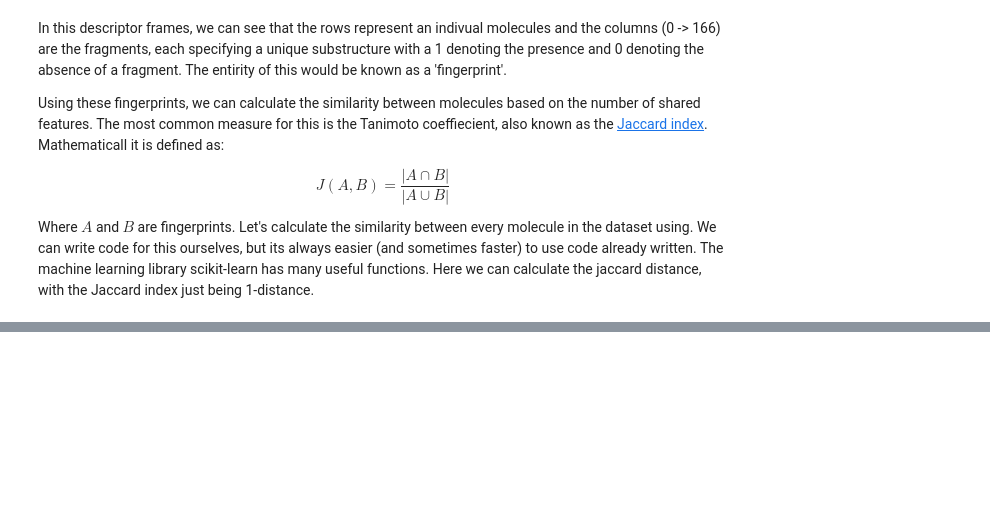
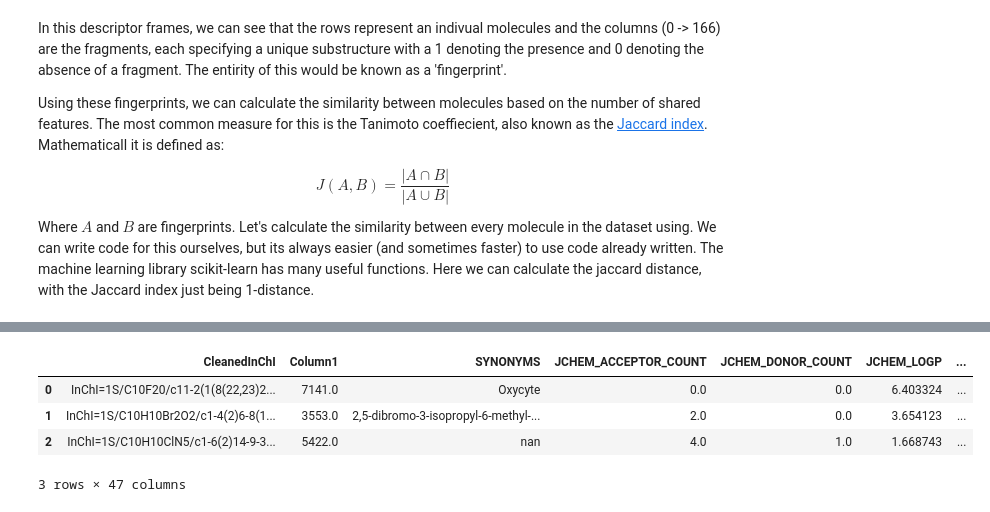
Before and after one commit to russodanielp/intro_cheminformatics, a Jupyter notebook: Lab 06 - Chemical Similarity/colab.ipynb, the cells around one changed output, grey strips where cells are left out. Cells and saved outputs as stored; diff of their text form; code cells hidden in the pictures; blank space fills up the shorter version.

```diff
--- a/Lab 06 - Chemical Similarity/colab.ipynb
+++ b/Lab 06 - Chemical Similarity/colab.ipynb
@@ -244,0 +50,9 @@ plt.show()
+# %%
+drugbank = PandasTools.LoadSDF('drugbank_curated.sdf')
+drugbank.head(3)
+# %% [output]
+|  | CleanedInChI | Column1 | SYNONYMS | JCHEM_ACCEPTOR_COUNT | JCHEM_DONOR_COUNT | JCHEM_LOGP | ... |
+| 0 | InChI=1S/C10F20/c11-2(1(8(22,23)2... | 7141.0 | Oxycyte | 0.0 | 0.0 | 6.403324 | ... |
+| 1 | InChI=1S/C10H10Br2O2/c1-4(2)6-8(1... | 3553.0 | 2,5-dibromo-3-isopropyl-6-methyl-... | 2.0 | 0.0 | 3.654123 | ... |
+| 2 | InChI=1S/C10H10ClN5/c1-6(2)14-9-3... | 5422.0 | nan | 4.0 | 1.0 | 1.668743 | ... |
+3 rows × 47 columns
```
Also changed, not shown: parts of 31 cells of this notebook.
